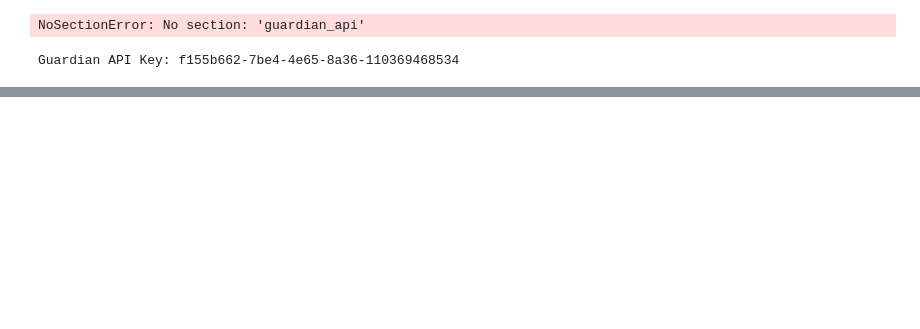
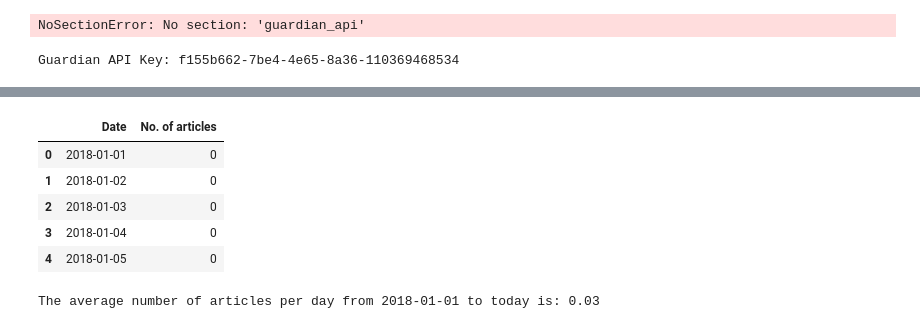
Before and after one commit to jinsonfernandez/GuardianApiAnalysis, a Jupyter notebook: guardian_media_analysis/archived/analysis.ipynb, the cells around one changed output, grey strips where cells are left out. Cells and saved outputs as stored; diff of their text form; code cells hidden in the pictures; blank space fills up the shorter version.

```diff
--- a/guardian_media_analysis/archived/analysis.ipynb
+++ b/guardian_media_analysis/archived/analysis.ipynb
@@ -26,0 +457,32 @@ Guardian API Key: f155b662-7be4-4e65-8a36-110369468534
+# %%
+# count_gpt = count_articles_by_date_complete_gpt(dataframe)
+# count_gpt.head()
+count_claude, average_claude = count_trudeau_articles_claude(dataframe)
+count_claude.head()
+#print(f"\nAverage number of articles per day: {average_claude:.2f}")
+# %% [output]
+|  | Date | No. of articles |
+| 0 | 2018-01-01 | 0 |
+| 1 | 2018-01-02 | 0 |
+| 2 | 2018-01-03 | 0 |
+| 3 | 2018-01-04 | 0 |
+| 4 | 2018-01-05 | 0 |
+# %%
+def calculate_average_articles_gpt(df):
+    """
+    Calculates the average number of articles per day over the entire date range in the DataFrame.
+
+    Parameters:
+    df (pandas.DataFrame): DataFrame with columns 'Date' and 'No. of articles'.
+
+    Returns:
+    float: The average number of articles per day.
+    """
+    average_articles = df['No. of articles'].mean()
+    return average_articles
+
+# Assuming `complete_article_counts` is the DataFrame returned from `count_articles_by_date_complete`
+average_articles_per_day = calculate_average_articles_gpt(count_gpt)
+print(f"The average number of articles per day from 2018-01-01 to today is: {average_articles_per_day:.2f}")
+# %% [output]
+The average number of articles per day from 2018-01-01 to today is: 0.03
```
Also changed, not shown: parts of 10 cells of this notebook, 4 other files.
